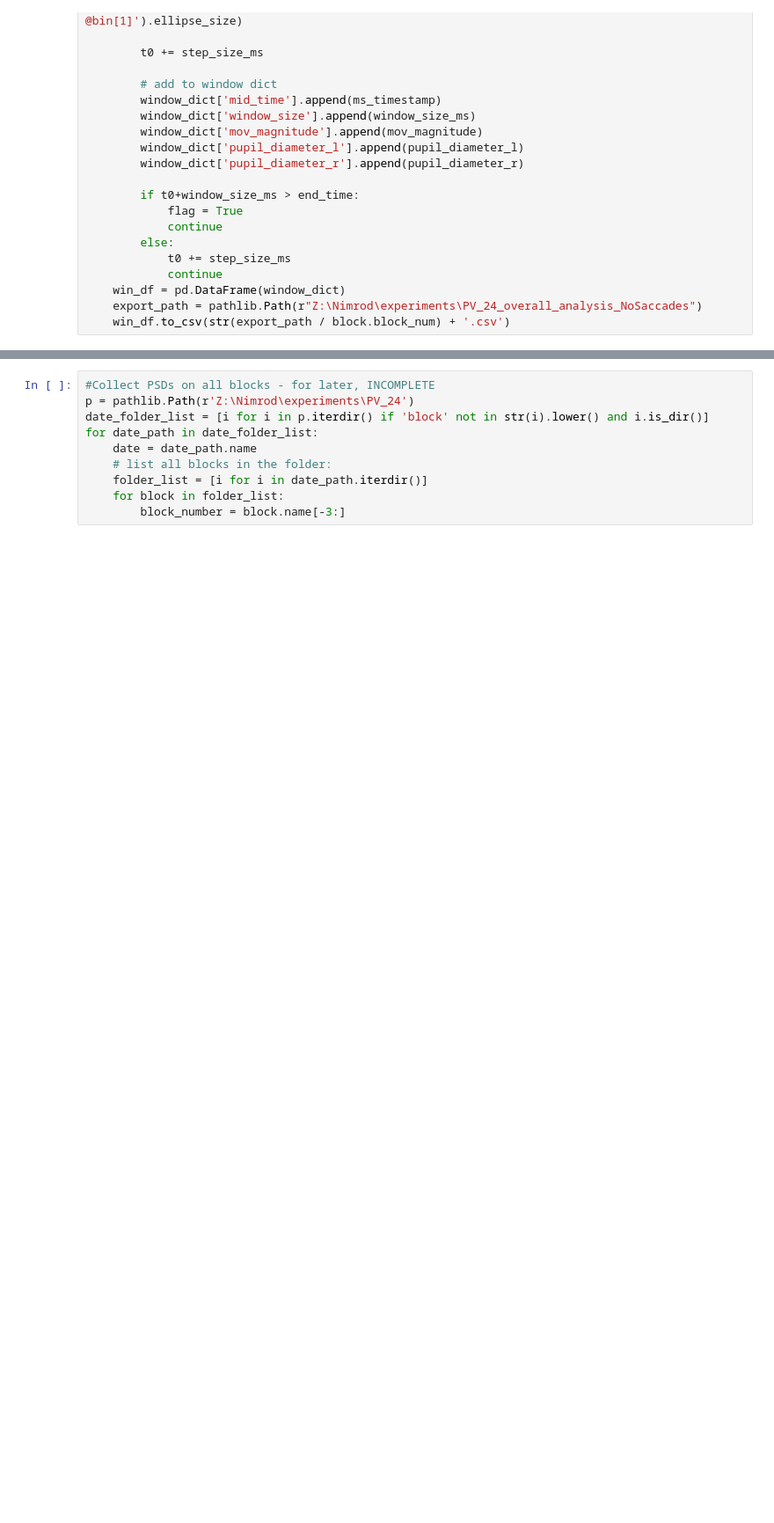
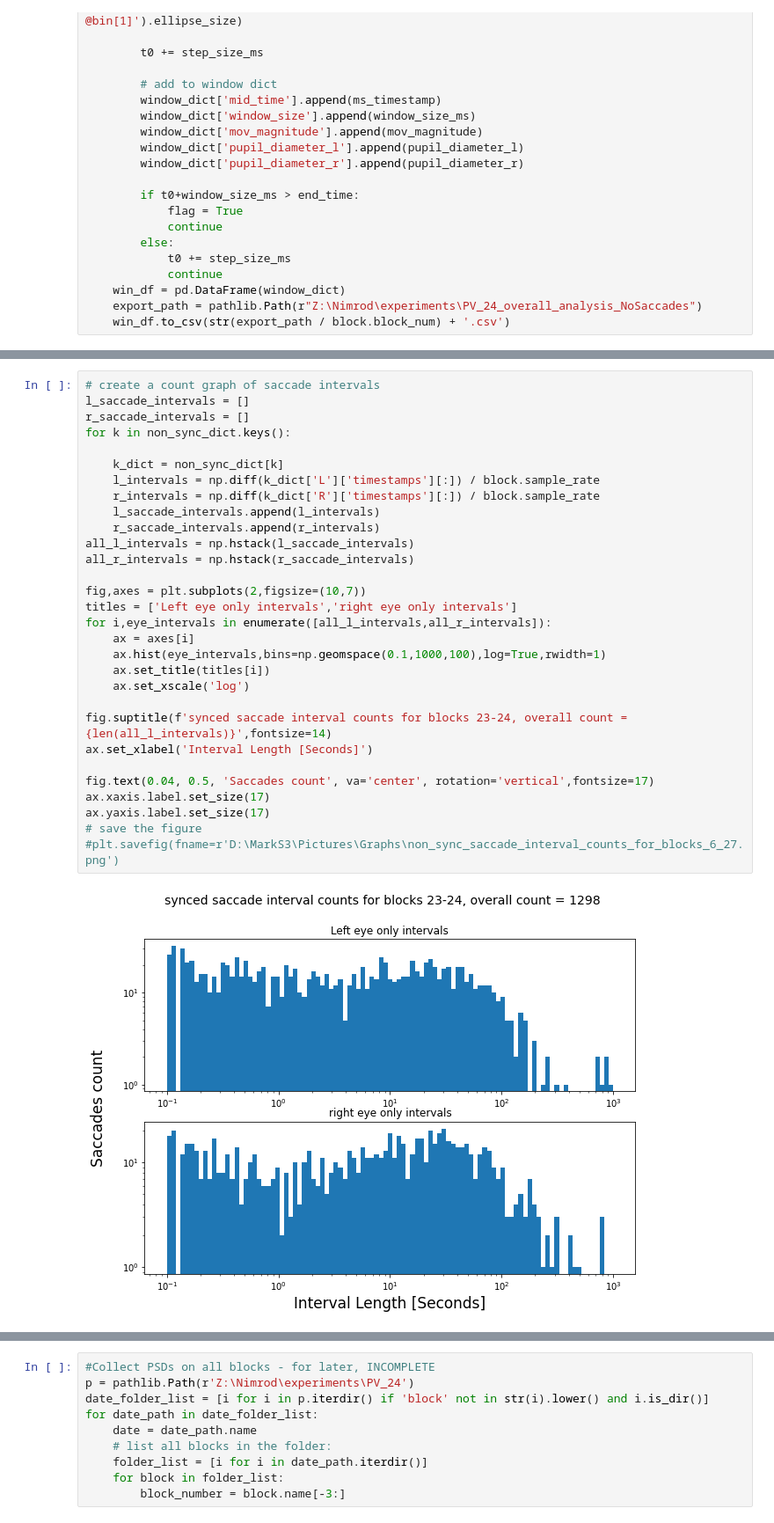
Before and after one commit to neural-electrophysiology-tool-team/Eye-Tracking-Tools, a Jupyter notebook: EyeMovementsVsEP.ipynb, the cells around one changed output, grey strips where cells are left out. Shown at 88% size. Drawn from its saved outputs; the diff is of its cells as text; blank space fills up the shorter version.

```diff
--- a/EyeMovementsVsEP.ipynb
+++ b/EyeMovementsVsEP.ipynb
@@ -221,0 +747,32 @@ print(analyzed_block_list)
+# %%
+# create a count graph of saccade intervals
+l_saccade_intervals = []
+r_saccade_intervals = []
+for k in non_sync_dict.keys():
+
+    k_dict = non_sync_dict[k]
+    l_intervals = np.diff(k_dict['L']['timestamps'][:]) / block.sample_rate
+    r_intervals = np.diff(k_dict['R']['timestamps'][:]) / block.sample_rate
+    l_saccade_intervals.append(l_intervals)
+    r_saccade_intervals.append(r_intervals)
+all_l_intervals = np.hstack(l_saccade_intervals)
+all_r_intervals = np.hstack(r_saccade_intervals)
+
+fig,axes = plt.subplots(2,figsize=(10,7))
+titles = ['Left eye only intervals','right eye only intervals']
+for i,eye_intervals in enumerate([all_l_intervals,all_r_intervals]):
+    ax = axes[i]
+    ax.hist(eye_intervals,bins=np.geomspace(0.1,1000,100),log=True,rwidth=1)
+    ax.set_title(titles[i])
+    ax.set_xscale('log')
+
+fig.suptitle(f'synced saccade interval counts for blocks 23-24, overall count = {len(all_l_intervals)}',fontsize=14)
+ax.set_xlabel('Interval Length [Seconds]')
+
+fig.text(0.04, 0.5, 'Saccades count', va='center', rotation='vertical',fontsize=17)
+ax.xaxis.label.set_size(17)
+ax.yaxis.label.set_size(17)
+# save the figure
+#plt.savefig(fname=r'D:\MarkS3\Pictures\Graphs\non_sync_saccade_interval_counts_for_blocks_6_27.png')
+# %% [output]
+[figure, added]
```
Also changed, not shown: parts of 44 cells of this notebook, 1 other file.
